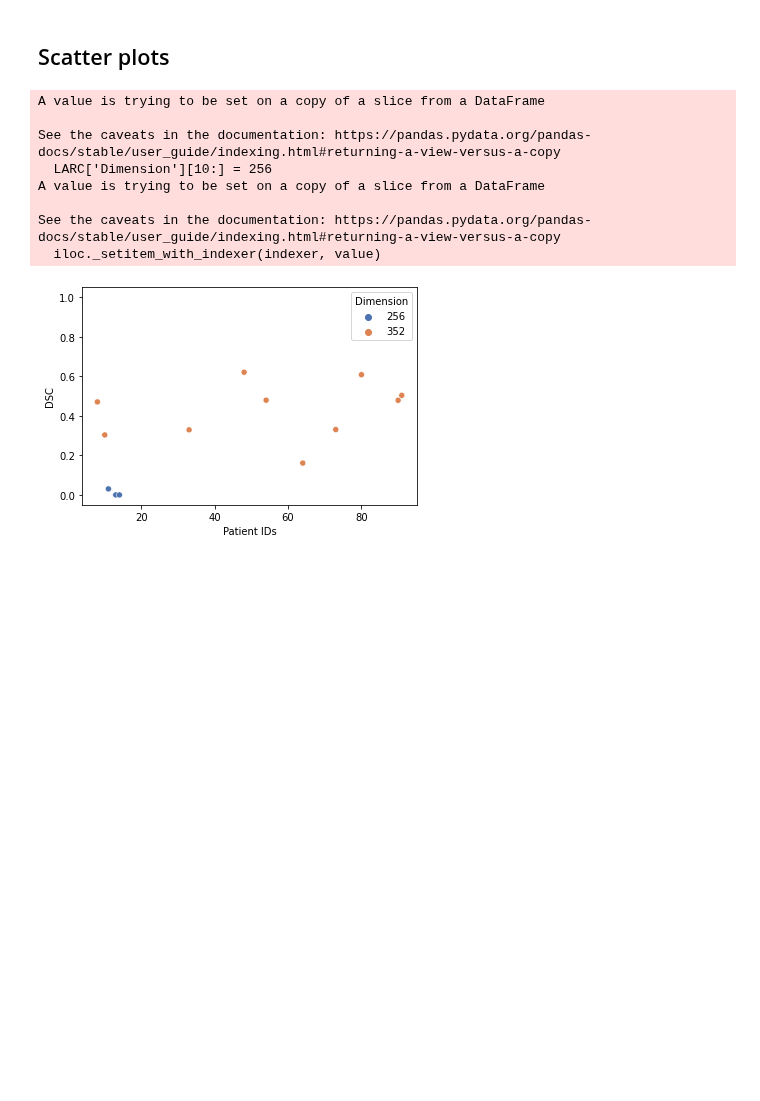
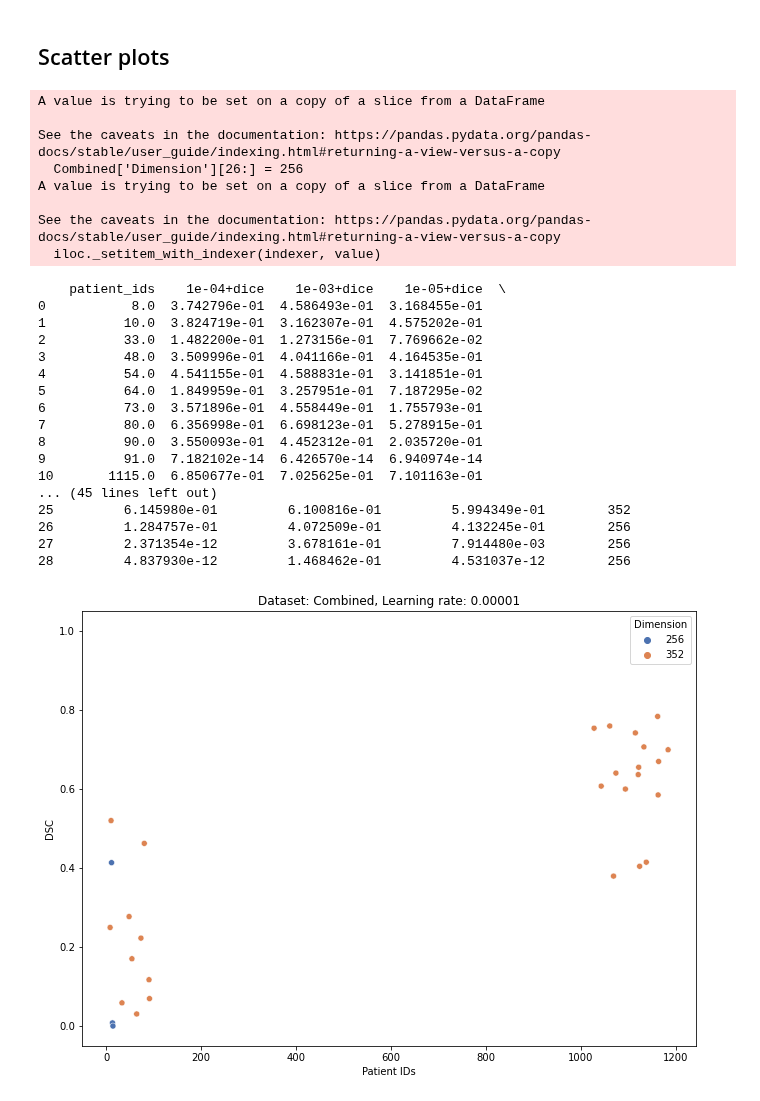
Before and after one commit to IngvildAskimAdde/MasterThesis, a Jupyter notebook: visualize_results.ipynb, the cells around one changed output. Saved outputs shown, nothing was run; the diff lists cells and outputs as text; code cells hidden in the pictures; blank space fills up the shorter version.

```diff
--- a/visualize_results.ipynb
+++ b/visualize_results.ipynb
@@ -171,26 +171,48 @@ main()
 # %% [markdown]
 ## Scatter plots
 # %%
-def scatterplot(dataframe, x_value, y_value, hue=None):
-    plt.figure()
+def scatterplot(dataframe, x_value, y_value, hue=None, save=False):
+    fig = plt.figure(figsize=(11,8))
     sns.scatterplot(data=dataframe, x=x_value, y=y_value, hue=hue, palette='deep')
     plt.ylabel('DSC')
     plt.xlabel('Patient IDs')
+    plt.title('Dataset: Combined, Learning rate: 0.00001')
     plt.ylim(-0.05,1.05)
     plt.show()
+
+    if save:
+        fig.savefig('scatter_Combined_ID_6.pdf')
 # %%
 excel_path = '/Volumes/LaCie/MasterThesis_Ingvild/Excel_data/Experiment_plan.xlsx'
-LARC = LARC = dataframe_of_f1scores(excel_path, 'LARC',['patient_352.csv','patient_256.csv'], patient_ids=True)
-LARC['Dimension'] = 352
-LARC['Dimension'][10:] = 256
-scatterplot(LARC, 'patient_ids', '1e-03+dice', hue='Dimension')
+Combined = dataframe_of_f1scores(excel_path, 'Combined',['patient_352.csv','patient_256.csv'], patient_ids=True)
+Combined['Dimension'] = 352
+Combined['Dimension'][26:] = 256
+print(Combined)
+scatterplot(Combined, 'patient_ids', '1e-05+modified dice', hue='Dimension',save=True)
 # %% [output]
 A value is trying to be set on a copy of a slice from a DataFrame
 
 See the caveats in the documentation: https://pandas.pydata.org/pandas-docs/stable/user_guide/indexing.html#returning-a-view-versus-a-copy
-  LARC['Dimension'][10:] = 256
+  Combined['Dimension'][26:] = 256
 A value is trying to be set on a copy of a slice from a DataFrame
 
 See the caveats in the documentation: https://pandas.pydata.org/pandas-docs/stable/user_guide/indexing.html#returning-a-view-versus-a-copy
   iloc._setitem_with_indexer(indexer, value)
+    patient_ids    1e-04+dice    1e-03+dice    1e-05+dice  \
+0           8.0  3.742796e-01  4.586493e-01  3.168455e-01
+1          10.0  3.824719e-01  3.162307e-01  4.575202e-01
+2          33.0  1.482200e-01  1.273156e-01  7.769662e-02
+3          48.0  3.509996e-01  4.041166e-01  4.164535e-01
+4          54.0  4.541155e-01  4.588831e-01  3.141851e-01
+5          64.0  1.849959e-01  3.257951e-01  7.187295e-02
+6          73.0  3.571896e-01  4.558449e-01  1.755793e-01
+7          80.0  6.356998e-01  6.698123e-01  5.278915e-01
+8          90.0  3.550093e-01  4.452312e-01  2.035720e-01
+9          91.0  7.182102e-14  6.426570e-14  6.940974e-14
+10       1115.0  6.850677e-01  7.025625e-01  7.101163e-01
+... (45 lines left out)
+25         6.145980e-01         6.100816e-01         5.994349e-01        352
+26         1.284757e-01         4.072509e-01         4.132245e-01        256
+27         2.371354e-12         3.678161e-01         7.914480e-03        256
+28         4.837930e-12         1.468462e-01         4.531037e-12        256
-[figure, old version]
+[figure, new version]
```
Also changed, not shown: 4 other files.
